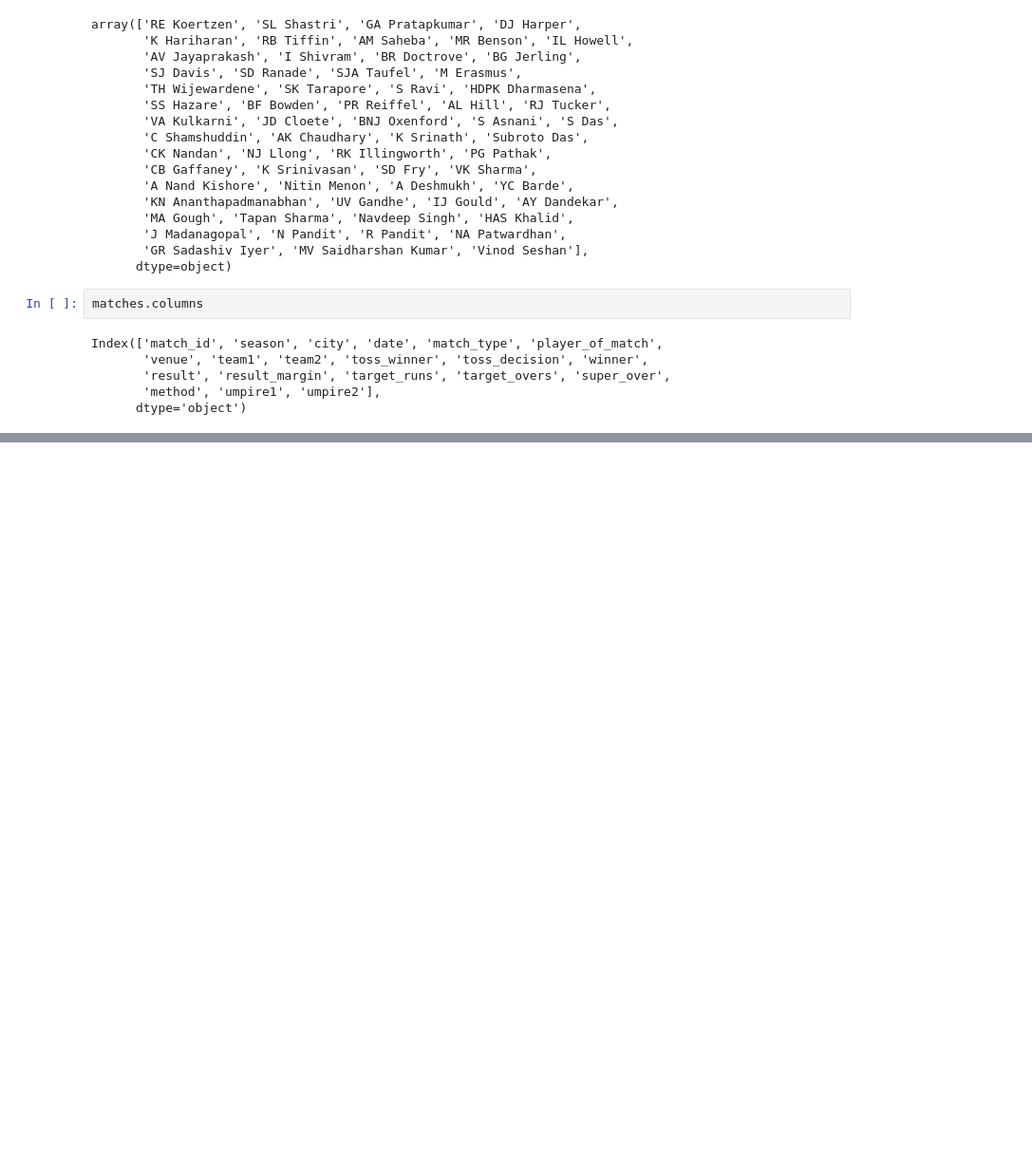
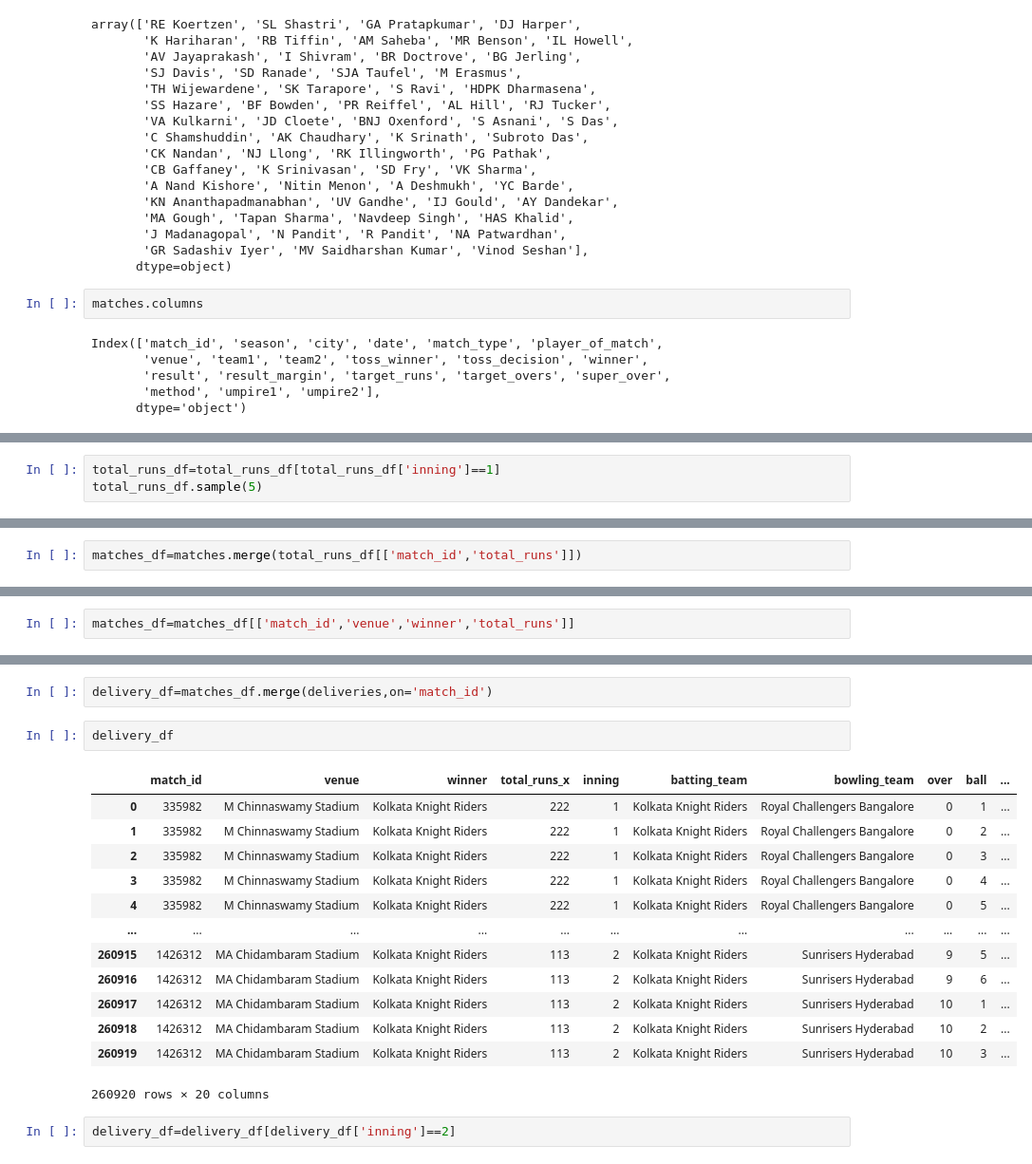
Before and after one commit to Poojaschavan97/IPL-Project-OG, a Jupyter notebook: Predictor.ipynb, the cells around one changed output, grey strips where cells are left out. Shown at 95% size. Saved outputs shown, nothing was run; the diff lists cells and outputs as text; blank space fills up the shorter version.

```diff
--- a/Predictor.ipynb
+++ b/Predictor.ipynb
@@ -1061,0 +1136,3 @@ Index(['match_id', 'season', 'city', 'date', 'match_type', 'player_of_match',
+# %%
+total_runs_df=total_runs_df[total_runs_df['inning']==1]
+total_runs_df.sample(5)
@@ -1061,0 +1146,2 @@ Index(['match_id', 'season', 'city', 'date', 'match_type', 'player_of_match',
+# %%
+matches_df=matches.merge(total_runs_df[['match_id','total_runs']])
@@ -1061,0 +1163,2 @@ Index(['match_id', 'season', 'city', 'date', 'match_type', 'player_of_match',
+# %%
+matches_df=matches_df[['match_id','venue','winner','total_runs']]
@@ -1061,0 +1181,20 @@ Index(['match_id', 'season', 'city', 'date', 'match_type', 'player_of_match',
+# %%
+delivery_df=matches_df.merge(deliveries,on='match_id')
+# %%
+delivery_df
+# %% [output]
+|  | match_id | venue | winner | total_runs_x | inning | batting_team | bowling_team | over | ball | ... |
+| 0 | 335982 | M Chinnaswamy Stadium | Kolkata Knight Riders | 222 | 1 | Kolkata Knight Riders | Royal Challengers Bangalore | 0 | 1 | ... |
+| 1 | 335982 | M Chinnaswamy Stadium | Kolkata Knight Riders | 222 | 1 | Kolkata Knight Riders | Royal Challengers Bangalore | 0 | 2 | ... |
+| 2 | 335982 | M Chinnaswamy Stadium | Kolkata Knight Riders | 222 | 1 | Kolkata Knight Riders | Royal Challengers Bangalore | 0 | 3 | ... |
+| 3 | 335982 | M Chinnaswamy Stadium | Kolkata Knight Riders | 222 | 1 | Kolkata Knight Riders | Royal Challengers Bangalore | 0 | 4 | ... |
+| 4 | 335982 | M Chinnaswamy Stadium | Kolkata Knight Riders | 222 | 1 | Kolkata Knight Riders | Royal Challengers Bangalore | 0 | 5 | ... |
+| ... | ... | ... | ... | ... | ... | ... | ... | ... | ... | ... |
+| 260915 | 1426312 | MA Chidambaram Stadium | Kolkata Knight Riders | 113 | 2 | Kolkata Knight Riders | Sunrisers Hyderabad | 9 | 5 | ... |
+| 260916 | 1426312 | MA Chidambaram Stadium | Kolkata Knight Riders | 113 | 2 | Kolkata Knight Riders | Sunrisers Hyderabad | 9 | 6 | ... |
+| 260917 | 1426312 | MA Chidambaram Stadium | Kolkata Knight Riders | 113 | 2 | Kolkata Knight Riders | Sunrisers Hyderabad | 10 | 1 | ... |
+| 260918 | 1426312 | MA Chidambaram Stadium | Kolkata Knight Riders | 113 | 2 | Kolkata Knight Riders | Sunrisers Hyderabad | 10 | 2 | ... |
+| 260919 | 1426312 | MA Chidambaram Stadium | Kolkata Knight Riders | 113 | 2 | Kolkata Knight Riders | Sunrisers Hyderabad | 10 | 3 | ... |
+260920 rows × 20 columns
+# %%
+delivery_df=delivery_df[delivery_df['inning']==2]
```
Also changed, not shown: parts of 55 cells of this notebook, 13 other files.
